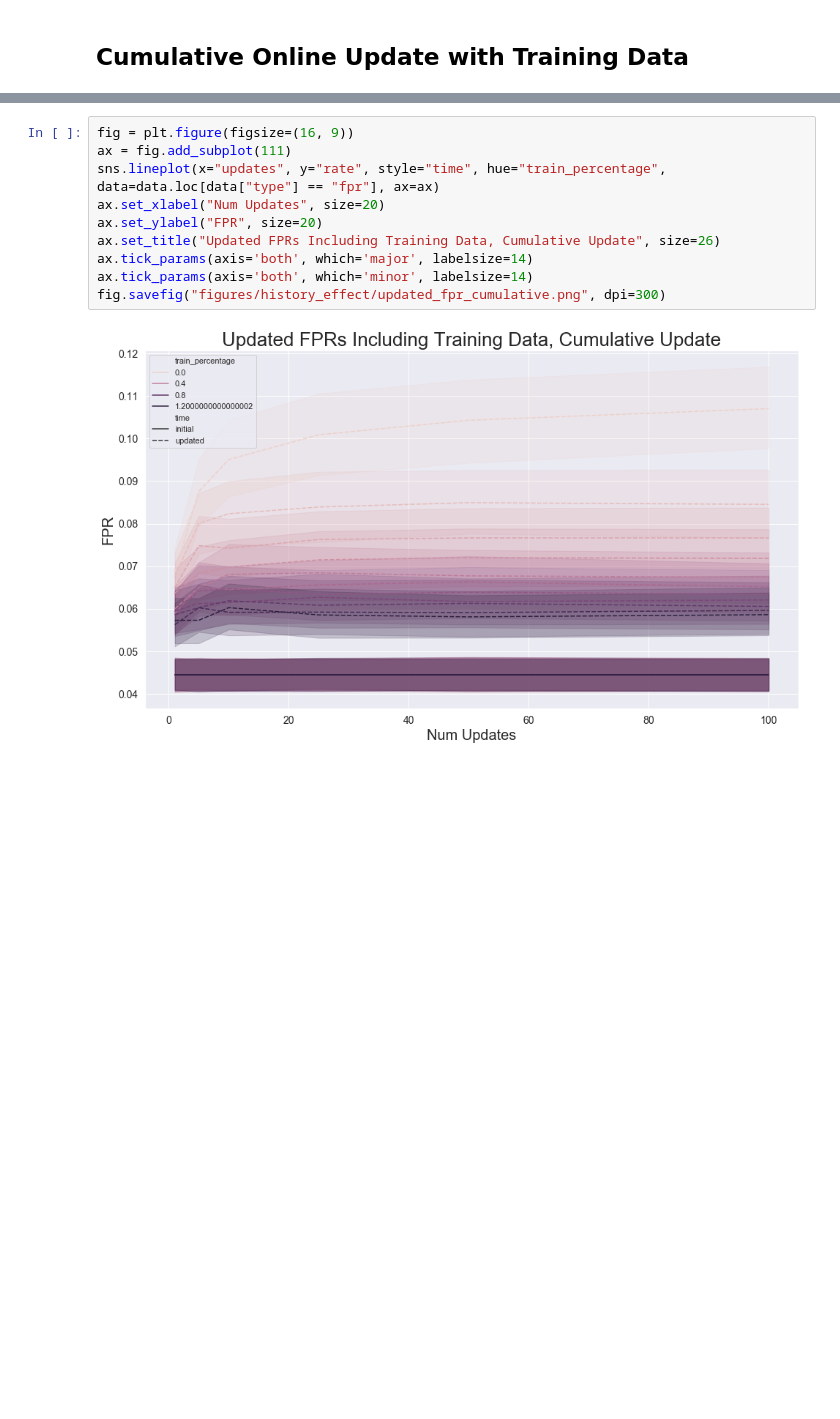
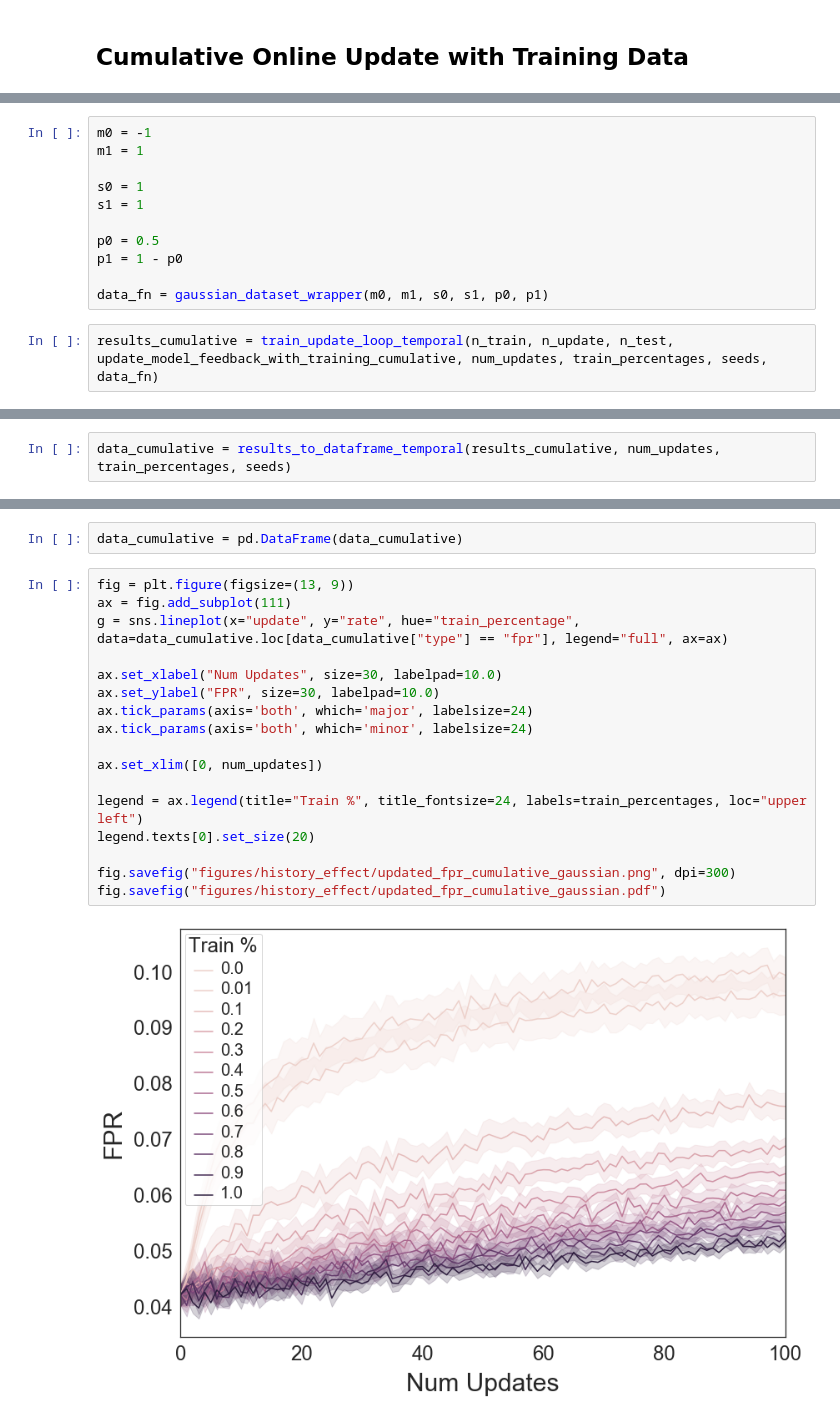
Before and after one commit to georgeadam/feedback_loops, a Jupyter notebook: history_effect.ipynb, the cells around one changed output, grey strips where cells are left out. Cells and saved outputs as stored; diff of their text form; blank space fills up the shorter version.

```diff
--- a/history_effect.ipynb
+++ b/history_effect.ipynb
@@ -411,0 +364,13 @@ data = results_to_dataframe(initial_results, updated_results, num_updates, train
+# %%
+m0 = -1
+m1 = 1
+
+s0 = 1
+s1 = 1
+
+p0 = 0.5
+p1 = 1 - p0
+
+data_fn = gaussian_dataset_wrapper(m0, m1, s0, s1, p0, p1)
+# %%
+results_cumulative = train_update_loop_temporal(n_train, n_update, n_test, update_model_feedback_with_training_cumulative, num_updates, train_percentages, seeds, data_fn)
@@ -411,0 +386,2 @@ data = results_to_dataframe(initial_results, updated_results, num_updates, train
+# %%
+data_cumulative = results_to_dataframe_temporal(results_cumulative, num_updates, train_percentages, seeds)
@@ -412,12 +393,21 @@ data = results_to_dataframe(initial_results, updated_results, num_updates, train
+# %%
+data_cumulative = pd.DataFrame(data_cumulative)
 # %%
-fig = plt.figure(figsize=(16, 9))
+fig = plt.figure(figsize=(13, 9))
 ax = fig.add_subplot(111)
-sns.lineplot(x="updates", y="rate", style="time", hue="train_percentage", data=data.loc[data["type"] == "fpr"], ax=ax)
-ax.set_xlabel("Num Updates", size=20)
-ax.set_ylabel("FPR", size=20)
-ax.set_title("Updated FPRs Including Training Data, Cumulative Update", size=26)
-ax.tick_params(axis='both', which='major', labelsize=14)
-ax.tick_params(axis='both', which='minor', labelsize=14)
-fig.savefig("figures/history_effect/updated_fpr_cumulative.png", dpi=300)
+g = sns.lineplot(x="update", y="rate", hue="train_percentage", data=data_cumulative.loc[data_cumulative["type"] == "fpr"], legend="full", ax=ax)
+
+ax.set_xlabel("Num Updates", size=30, labelpad=10.0)
+ax.set_ylabel("FPR", size=30, labelpad=10.0)
+ax.tick_params(axis='both', which='major', labelsize=24)
+ax.tick_params(axis='both', which='minor', labelsize=24)
+
+ax.set_xlim([0, num_updates])
+
+legend = ax.legend(title="Train %", title_fontsize=24, labels=train_percentages, loc="upper left")
+legend.texts[0].set_size(20)
+
+fig.savefig("figures/history_effect/updated_fpr_cumulative_gaussian.png", dpi=300)
+fig.savefig("figures/history_effect/updated_fpr_cumulative_gaussian.pdf")
 # %% [output]
-[figure, old version]
+[figure, new version]
```
Also changed, not shown: parts of 41 cells of this notebook, 8 other files.
